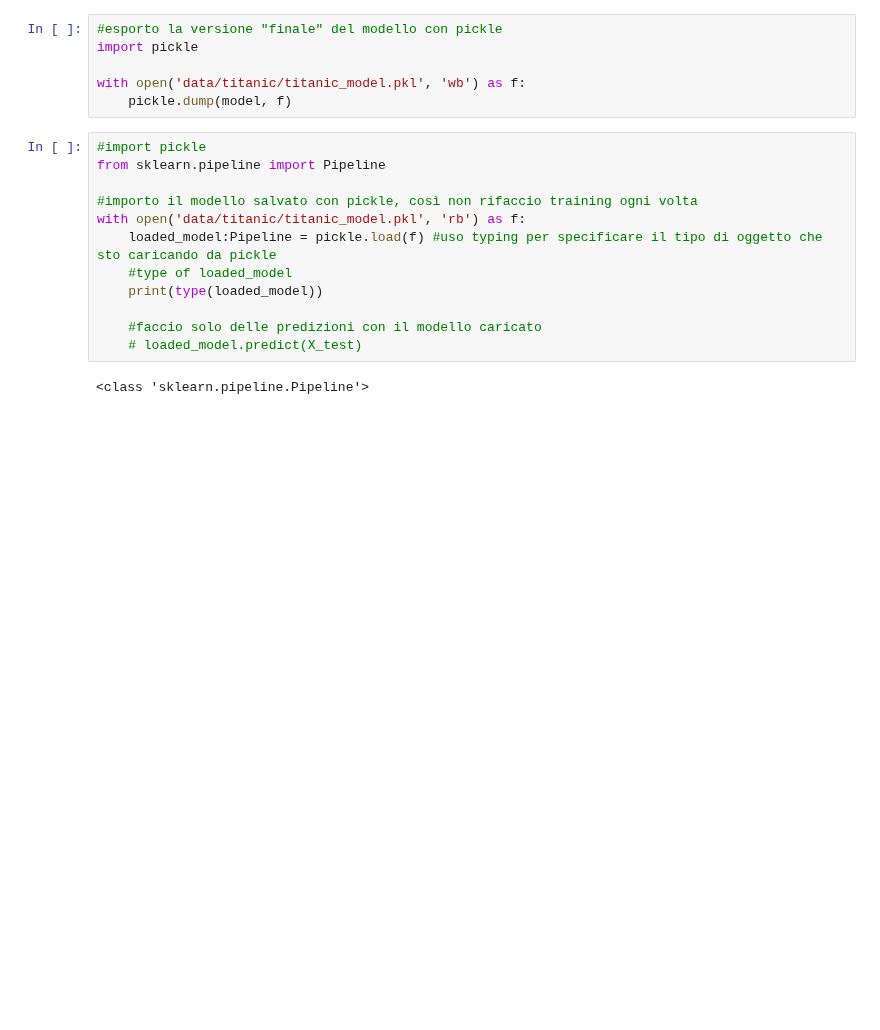
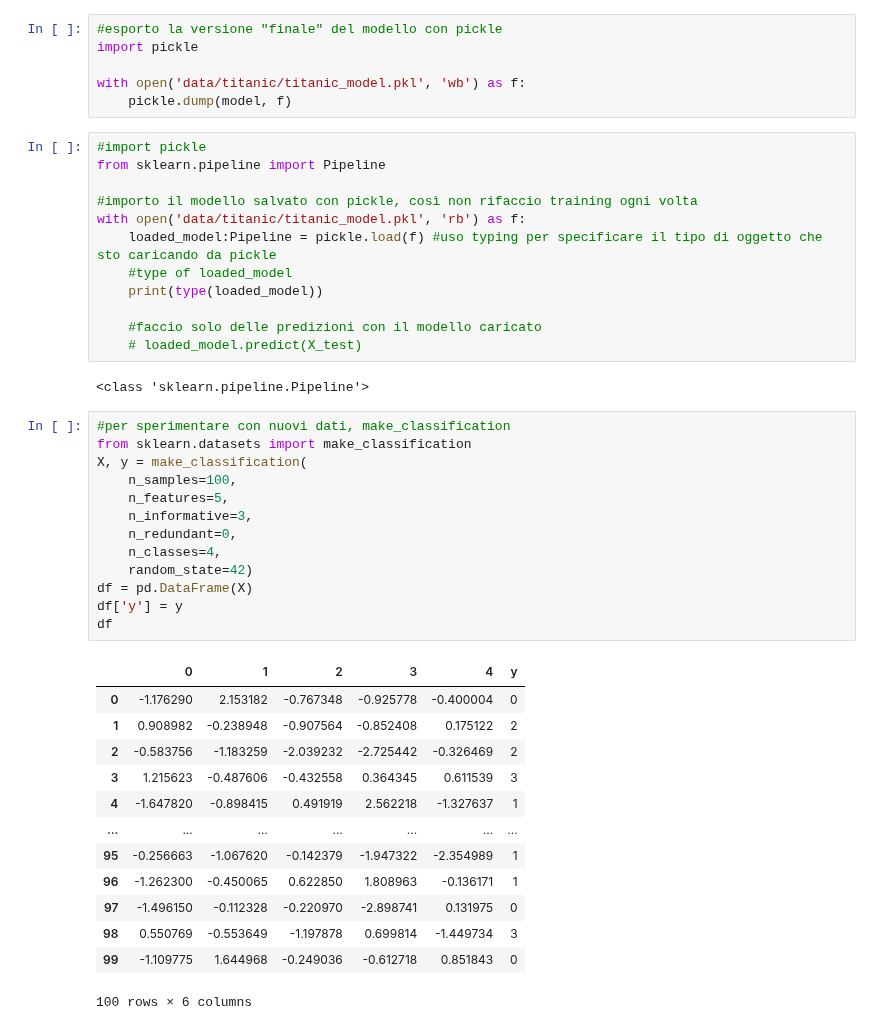
Before and after one commit to wr-porini/Course_ITS-BigData24-26_Anno2, a Jupyter notebook: Python/20251021/esempi.ipynb, the cells around one changed output. Saved outputs shown, nothing was run; the diff lists cells and outputs as text; blank space fills up the shorter version.

```diff
--- a/Python/20251021/esempi.ipynb
+++ b/Python/20251021/esempi.ipynb
@@ -385,3 +385,30 @@ with open('data/titanic/titanic_model.pkl', 'rb') as f:
     # loaded_model.predict(X_test)
 # %% [output]
 <class 'sklearn.pipeline.Pipeline'>
+# %%
+#per sperimentare con nuovi dati, make_classification
+from sklearn.datasets import make_classification
+X, y = make_classification(
+    n_samples=100,
+    n_features=5,
+    n_informative=3,
+    n_redundant=0,
+    n_classes=4,
+    random_state=42)
+df = pd.DataFrame(X)
+df['y'] = y
+df
+# %% [output]
+|  | 0 | 1 | 2 | 3 | 4 | y |
+| 0 | -1.176290 | 2.153182 | -0.767348 | -0.925778 | -0.400004 | 0 |
+| 1 | 0.908982 | -0.238948 | -0.907564 | -0.852408 | 0.175122 | 2 |
+| 2 | -0.583756 | -1.183259 | -2.039232 | -2.725442 | -0.326469 | 2 |
+| 3 | 1.215623 | -0.487606 | -0.432558 | 0.364345 | 0.611539 | 3 |
+| 4 | -1.647820 | -0.898415 | 0.491919 | 2.562218 | -1.327637 | 1 |
+| ... | ... | ... | ... | ... | ... | ... |
+| 95 | -0.256663 | -1.067620 | -0.142379 | -1.947322 | -2.354989 | 1 |
+| 96 | -1.262300 | -0.450065 | 0.622850 | 1.808963 | -0.136171 | 1 |
+| 97 | -1.496150 | -0.112328 | -0.220970 | -2.898741 | 0.131975 | 0 |
+| 98 | 0.550769 | -0.553649 | -1.197878 | 0.699814 | -1.449734 | 3 |
+| 99 | -1.109775 | 1.644968 | -0.249036 | -0.612718 | 0.851843 | 0 |
+100 rows × 6 columns
```
Also changed, not shown: 1 other file.
